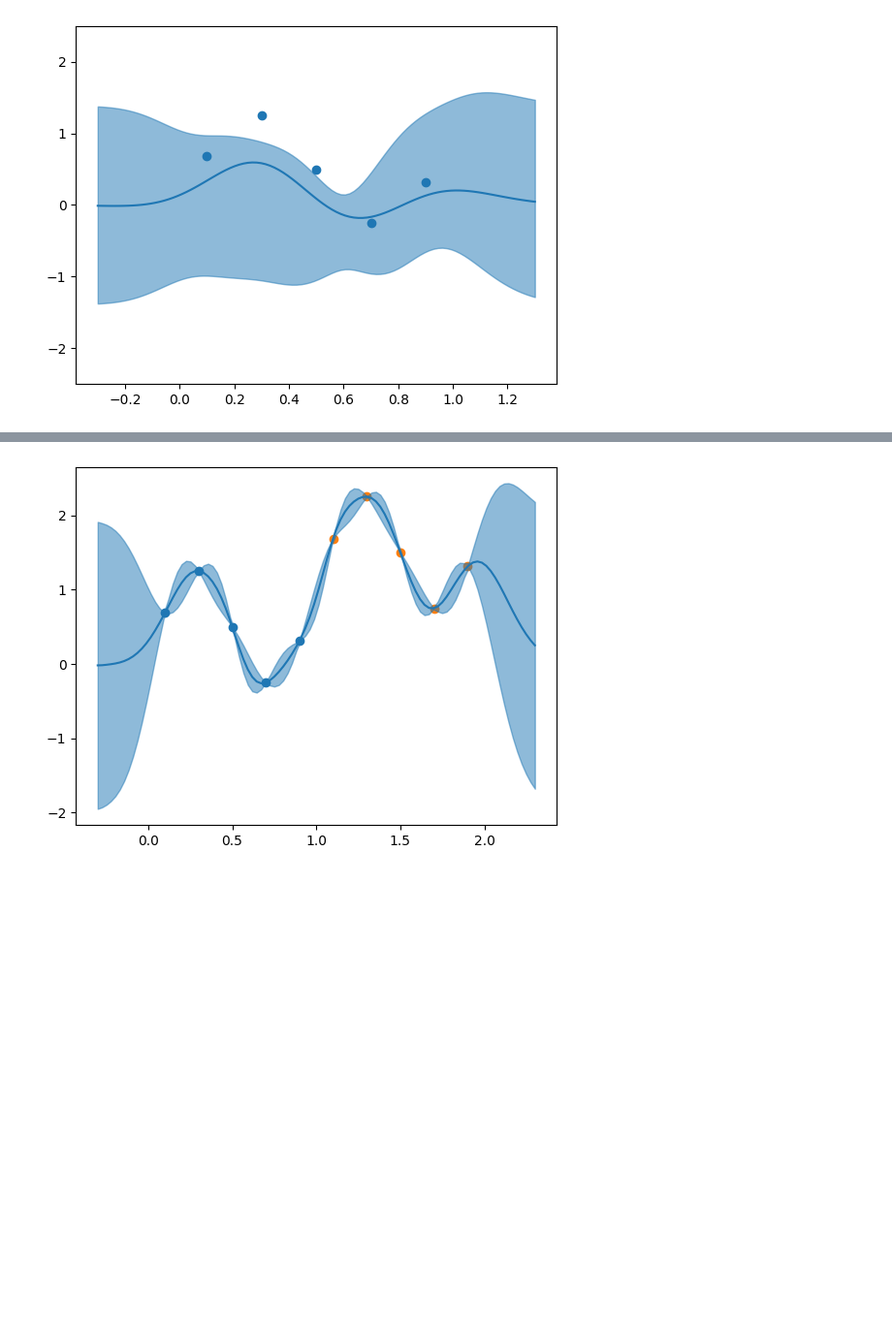
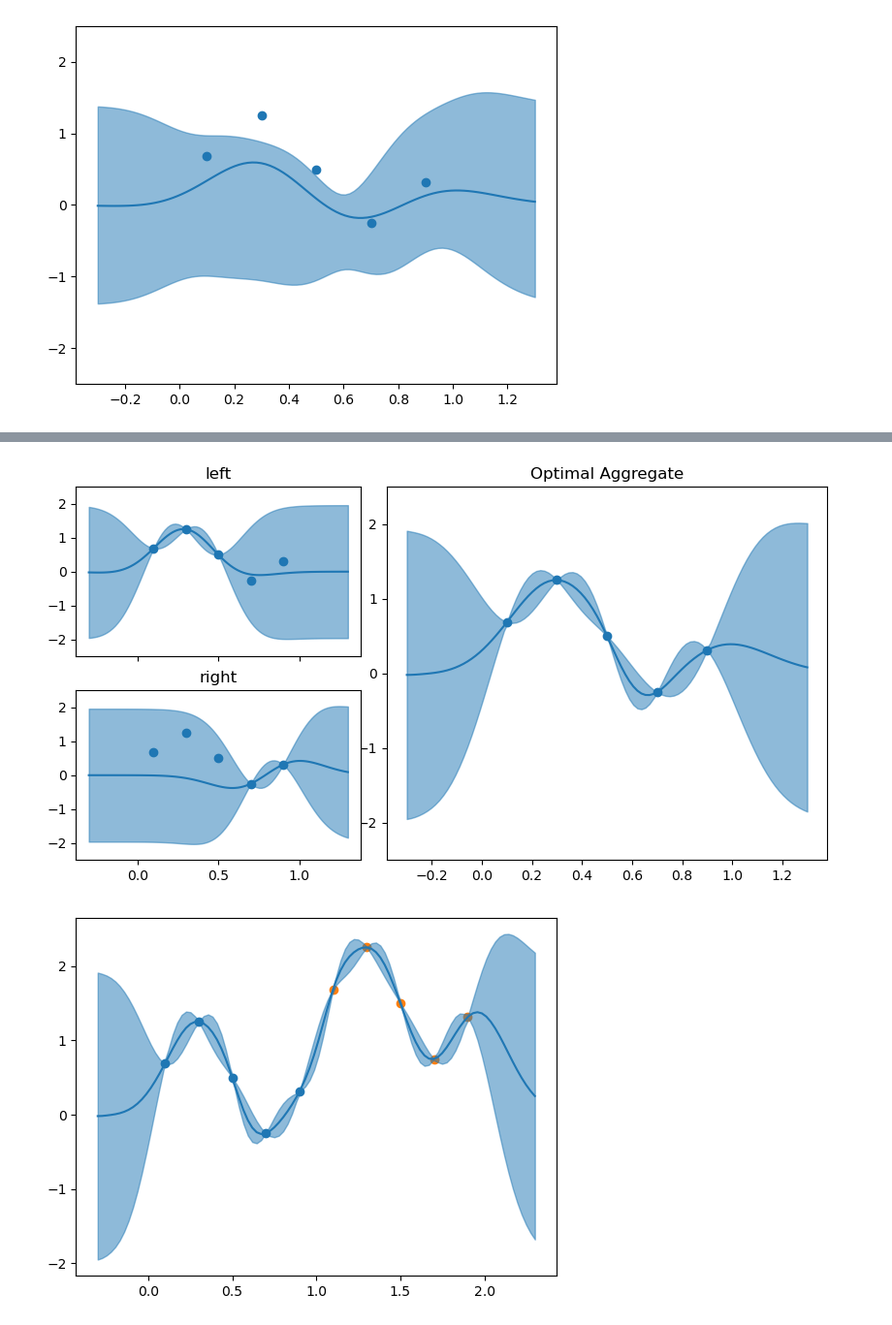
Before and after one commit to TheoBourdais/ModelAggregation, a Jupyter notebook: data_driven_aggregation/nested kriging experiments.ipynb, the cells around one changed output, grey strips where cells are left out. Shown at 97% size. Saved outputs shown, nothing was run; the diff lists cells and outputs as text; code cells hidden in the pictures; blank space fills up the shorter version.

```diff
--- a/data_driven_aggregation/nested kriging experiments.ipynb
+++ b/data_driven_aggregation/nested kriging experiments.ipynb
@@ -151,3 +148,50 @@ plt.savefig('left_right_mean.pdf',transparent=True)
+# %%
+#plt.figure(figsize=(12, 6))
+fig, axes = plt.subplot_mosaic("AABBB;CCBBB",figsize=(10,5))
+'''
+ax1 = plt.subplot(2,3,1)
+ax2 = plt.subplot(2,3,2)
+ax3 = plt.subplot(2,3,3)
+ax4 = plt.subplot(2,1,2)
+'''
+#ax1 = plt.subplot(2,2,1)
+
+left=dataGP(X[:3],Y[:3],lambda x,y:np.exp(-12.5*np.linalg.norm(x-y)**2))
+axes['A'].scatter(X,Y)
+x_plot=np.linspace(-0.3,1.3,100)
+axes['A'].plot(x_plot,[left(x) for x in x_plot])
+yerr0=[left(x)-1.96*np.sqrt(left.variance(x)) for x in x_plot]
+yerr1=[left(x)+1.96*np.sqrt(left.variance(x)) for x in x_plot]
+axes['A'].fill_between(x_plot, yerr0, yerr1, color='C0', alpha=0.5)
+axes['A'].set_ylim([-2.5,2.5])
+
+#axes['B'] = plt.subplot(2,2,3)
+right=dataGP(X[3:],Y[3:],lambda x,y:np.exp(-12.5*np.linalg.norm(x-y)**2))
+axes['C'].scatter(X,Y)
+x_plot=np.linspace(-0.3,1.3,100)
+axes['C'].plot(x_plot,[right(x) for x in x_plot])
+yerr0=[right(x)-1.96*np.sqrt(right.variance(x)) for x in x_plot]
+yerr1=[right(x)+1.96*np.sqrt(right.variance(x)) for x in x_plot]
+axes['C'].fill_between(x_plot, yerr0, yerr1, color='C0', alpha=0.5)
+axes['C'].set_ylim([-2.5,2.5])
+
+
+
+#ax3 = plt.subplot(1,2,2)
+axes['B'].scatter(X,Y)
+x_plot=np.linspace(-0.3,1.3,100)
+axes['B'].plot(x_plot,[aggregate(x) for x in x_plot])
+yerr0=[aggregate(x)-1.96*np.sqrt(aggregate.variance(x)) for x in x_plot]
+yerr1=[aggregate(x)+1.96*np.sqrt(aggregate.variance(x)) for x in x_plot]
+axes['B'].fill_between(x_plot, yerr0, yerr1, color='C0', alpha=0.5)
+axes['B'].set_ylim([-2.5,2.5])
+axes['A'].title.set_text('left')
+axes['A'].set_xticklabels(['','',''])
+axes['C'].title.set_text('right')
+axes['B'].title.set_text('Optimal Aggregate')
+plt.savefig('left_right_opt.pdf',transparent=True)
+# %% [output]
+[figure, added]
 # %%
 X_2=np.array([0.1,0.3,0.5,0.7,0.9])+1
 Y_2=f_test(X_2)
```
Also changed, not shown: parts of 2 cells of this notebook, 2 other files.
